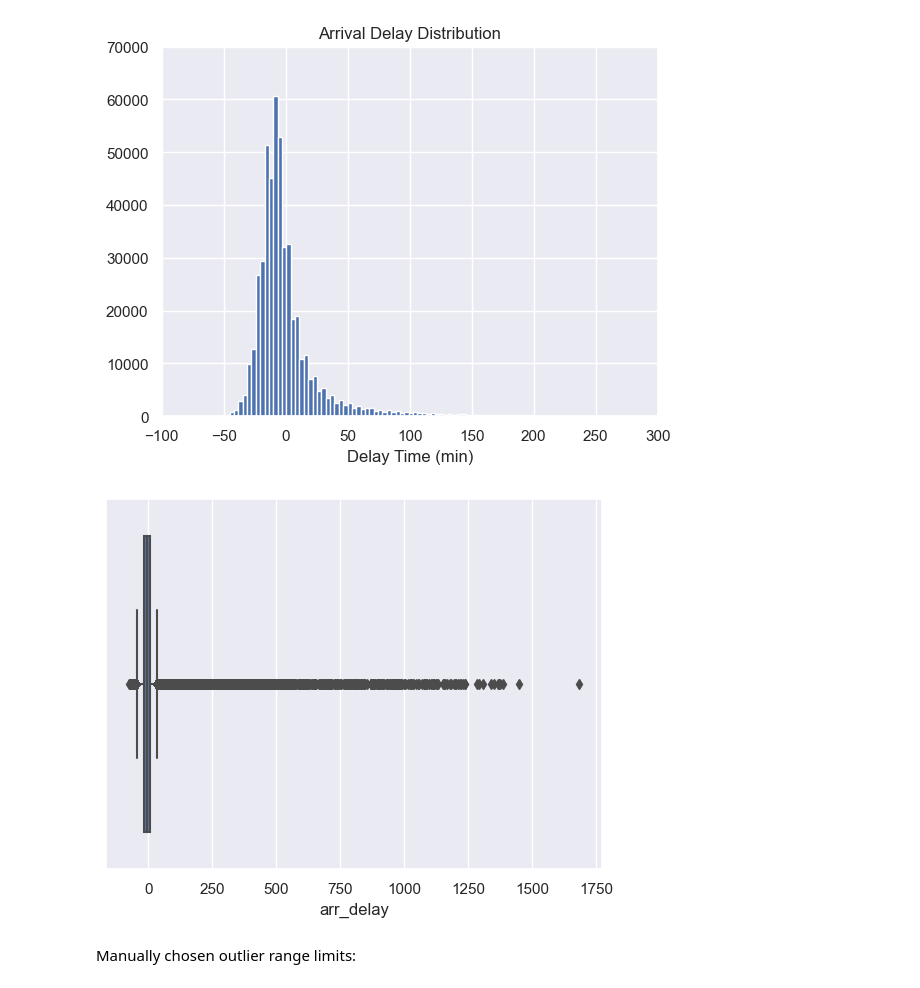
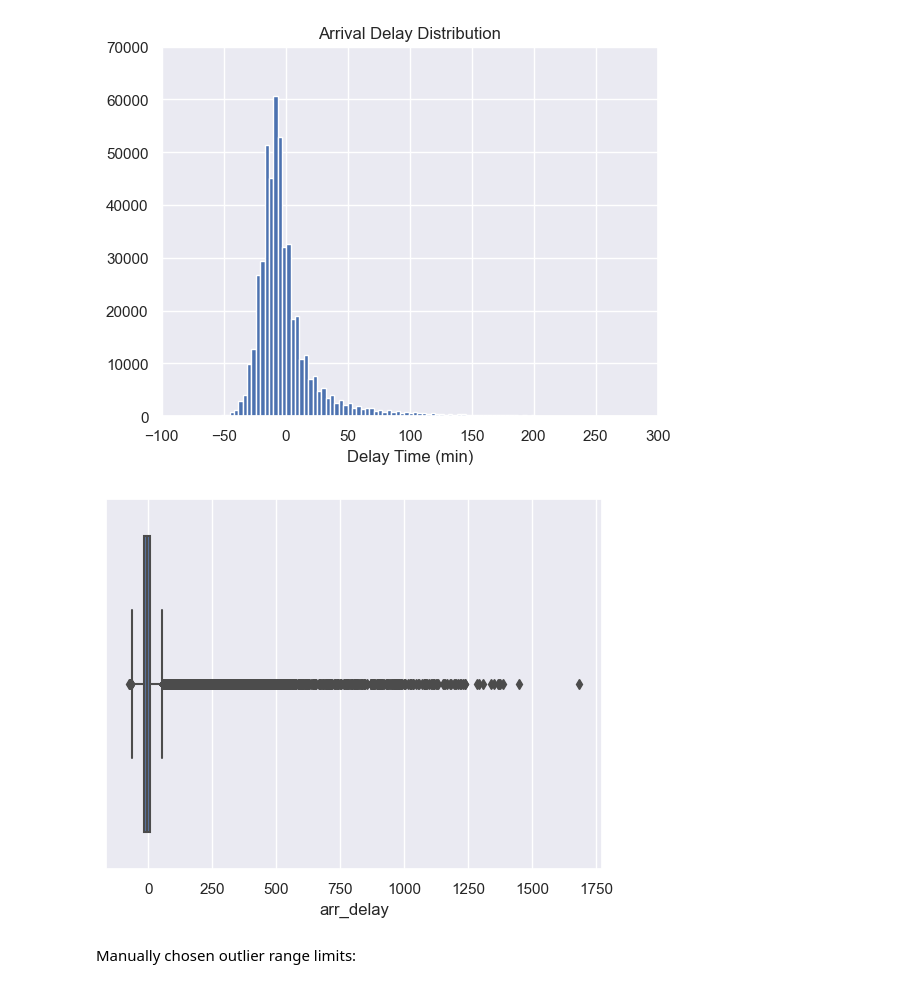
Before and after one commit to jdormaar/Flight-Delays, a Jupyter notebook: Workbook/exploratory_analysis.ipynb, the cells around one changed output. Cells and saved outputs as stored; diff of their text form; code cells hidden in the pictures.

```diff
--- a/Workbook/exploratory_analysis.ipynb
+++ b/Workbook/exploratory_analysis.ipynb
@@ -390,11 +390,11 @@ plt.show()
 [figure]
 # %%
 # Outlier detection:
-sns.boxplot(x=df_fl_init['arr_delay'])
+sns.boxplot(data= df_fl_init, x='arr_delay', whis= 2.5)
 
 plt.savefig(f'../Images/Arrival_delay_outliers_boxplot_{session}.png')
 # %% [output]
-[figure, old version]
+[figure, new version]
 # %% [markdown]
 Manually chosen outlier range limits:
 # %%
```
Also changed, not shown: parts of 17 cells of this notebook.
